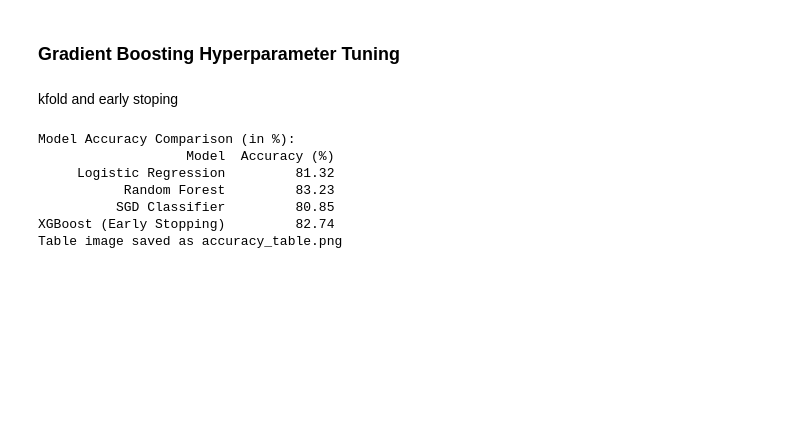
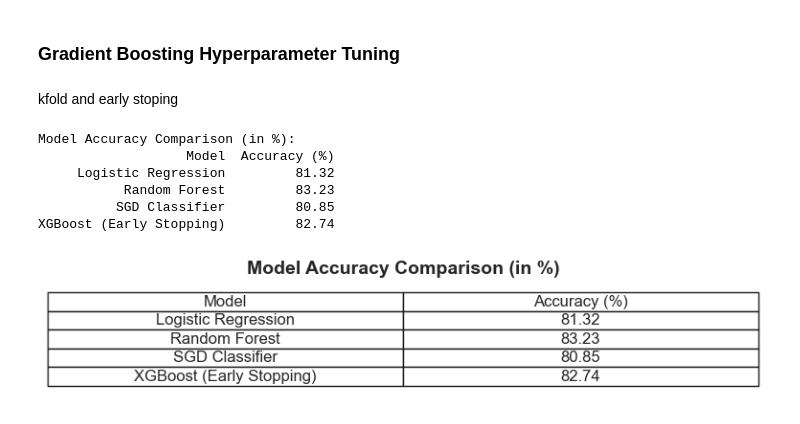
Before and after one commit to Mahed21/smartDiabetes_model, a Jupyter notebook: analysis new.ipynb, the cells around one changed output. Cells and saved outputs as stored; diff of their text form; code cells hidden in the pictures; blank space fills up the shorter version.

```diff
--- a/analysis new.ipynb
+++ b/analysis new.ipynb
@@ -599,44 +568,42 @@ from sklearn.linear_model import LogisticRegression, SGDClassifier
 from sklearn.metrics import accuracy_score
 from sklearn.preprocessing import LabelEncoder
 import xgboost as xgb
-
-# Load dataset
+import joblib
 df = pd.read_csv("diabetes_dataset.csv")
 
-
+# Encode categorical variables
 for col in df.select_dtypes(include='object').columns:
     le = LabelEncoder()
     df[col] = le.fit_transform(df[col])
 
-
+# Split features and target
 X = df.drop("Diabetes", axis=1)
 y = df["Diabetes"]
 
-
+# Cross-validation setup
 kf = KFold(n_splits=5, shuffle=True, random_state=42)
-
-
 accuracy_results = {}
 
-
+# Logistic Regression
 log_model = LogisticRegression(max_iter=1000)
 log_scores = cross_val_score(log_model, X, y, cv=kf, scoring='accuracy')
 accuracy_results["Logistic Regression"] = log_scores.mean() * 100
 
+# Random Forest
 rf_model = RandomForestClassifier(n_estimators=100, random_state=42)
 rf_scores = cross_val_score(rf_model, X, y, cv=kf, scoring='accuracy')
 accuracy_results["Random Forest"] = rf_scores.mean() * 100
 
+# SGD Classifier
 sgd_model = SGDClassifier(max_iter=1000, tol=1e-3, random_state=42)
 sgd_scores = cross_val_score(sgd_model, X, y, cv=kf, scoring='accuracy')
 accuracy_results["SGD Classifier"] = sgd_scores.mean() * 100
 
+# XGBoost
 X_np = X.values
 y_np = y.values
-
 X_train, X_val, y_train, y_val = train_test_split(X_np, y_np, test_size=0.2, random_state=42)
 
-# Convert to DMatrix
 dtrain = xgb.DMatrix(X_train, label=y_train)
 dval = xgb.DMatrix(X_val, label=y_val)
 
@@ -646,34 +613,63 @@ params = {
     'seed': 42
 }
 
 evals = [(dtrain, 'train'), (dval, 'eval')]
 
 xgb_model = xgb.train(
     params,
     dtrain,
     num_boost_round=1000,
     evals=evals,
     early_stopping_rounds=10,
     verbose_eval=False
 )
 
-
 val_preds = (xgb_model.predict(dval) > 0.5).astype(int)
 val_acc = accuracy_score(y_val, val_preds)
 accuracy_results["XGBoost (Early Stopping)"] = val_acc * 100
 
-
+# Create DataFrame from accuracy results
 accuracy_df = pd.DataFrame(list(accuracy_results.items()), columns=["Model", "Accuracy (%)"])
 accuracy_df["Accuracy (%)"] = accuracy_df["Accuracy (%)"].round(2)
 
-# Display as table
+# Print as text table
 print("\nModel Accuracy Comparison (in %):")
 print(accuracy_df.to_string(index=False))
+
+# Plot fancy table using matplotlib
+fig, ax = plt.subplots(figsize=(8, 2))  # Adjust figure size as needed
+ax.axis('tight')
+ax.axis('off')
+
+# Create the table plot
+table = ax.table(
+    cellText=accuracy_df.values,
+    colLabels=accuracy_df.columns,
+    cellLoc='center',
+    loc='center'
+)
+table.auto_set_font_size(False)
+table.set_fontsize(12)
+table.scale(1.2, 1.5)  # Adjust for better appearance
+
+# Add title
+plt.title("Model Accuracy Comparison (in %)", fontweight='bold', fontsize=14)
+plt.tight_layout()
+plt.show()
+
+rf_model_final = RandomForestClassifier(
+    n_estimators=200,
+    max_depth=10,
+    class_weight='balanced',  # helps with imbalance
+    random_state=42
+)
+rf_model_final.fit(X_train_balanced, y_train_balanced)
+joblib.dump(rf_model_final, "random_forest_diabetes_model.pkl")
 # %% [output]
 Model Accuracy Comparison (in %):
                    Model  Accuracy (%)
      Logistic Regression         81.32
            Random Forest         83.23
           SGD Classifier         80.85
 XGBoost (Early Stopping)         82.74
-Table image saved as accuracy_table.png
+[figure, added]
```
Also changed, not shown: parts of 15 cells of this notebook, 11 other files.
